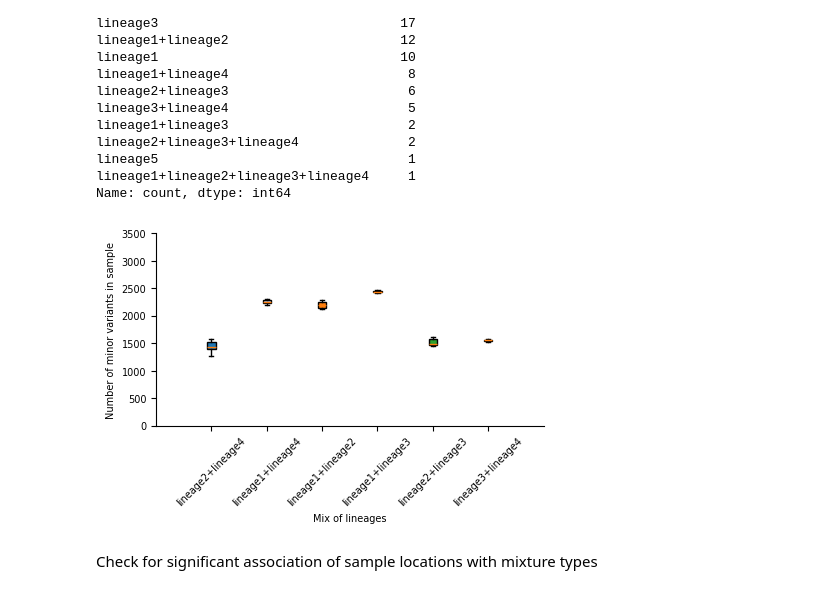
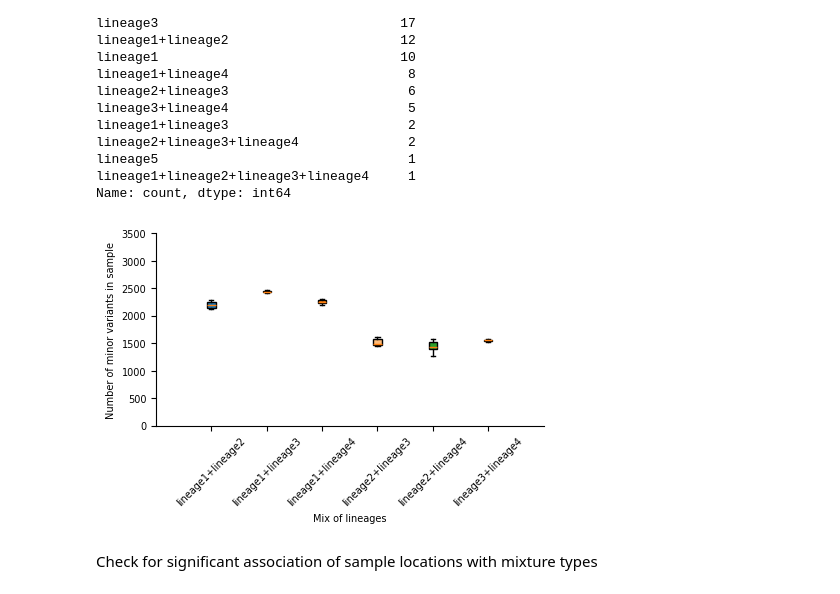
Before and after one commit to fowler-lab/tuberculosis-RNAP-subpopulations, a Jupyter notebook: analysis_refactored.ipynb, the cells around one changed output. Cells and saved outputs as stored; diff of their text form; code cells hidden in the pictures.

```diff
--- a/analysis_refactored.ipynb
+++ b/analysis_refactored.ipynb
@@ -1065,29 +1049,30 @@ Name: count, dtype: int64
 # %%
 fig = plt.figure(figsize=(5, 2.5))
 axes = fig.gca()
 
 # Set up a color palette with enough unique colors for each lineage and mixture type
 unique_lineages = variant_count_all[variant_count_all.MIXTURE_TYPE == 'lineages'].LINEAGES.unique()
 unique_lineages = unique_lineages[:-2] # Drop the last two entries
+unique_lineages = np.sort(unique_lineages)
 palette = sns.color_palette("tab20", len(unique_lineages))
 
 for i, lineage in enumerate(unique_lineages):
     tmp = variant_count_all[(variant_count_all.MIXTURE_TYPE == 'lineages') & (variant_count_all.LINEAGES==lineage)]
     axes.boxplot(tmp.MINOR_COUNT, positions=[i], showfliers=False, patch_artist=True, boxprops=dict(facecolor=palette[i]))
 
 axes.set_xticks(range(len(unique_lineages)))
 axes.set_xticklabels(list(unique_lineages), rotation=45)
 axes.set_xlim(-1, len(unique_lineages))
 axes.set_ylim(0, 3500)
 axes.set_xlabel('Mix of lineages')
 axes.set_ylabel('Number of minor variants in sample')
 axes.spines[["right", "top"]].set_visible(False)
 
 fig.savefig('pdf/minor_allele_lineage_mix.pdf', bbox_inches='tight', transparent=True)
 
 #check for significance?
 # %% [output]
-[figure, old version]
+[figure, new version]
 # %% [markdown]
 Check for significant association of sample locations with mixture types
 # %%
```
Also changed, not shown: parts of 6 cells of this notebook.
